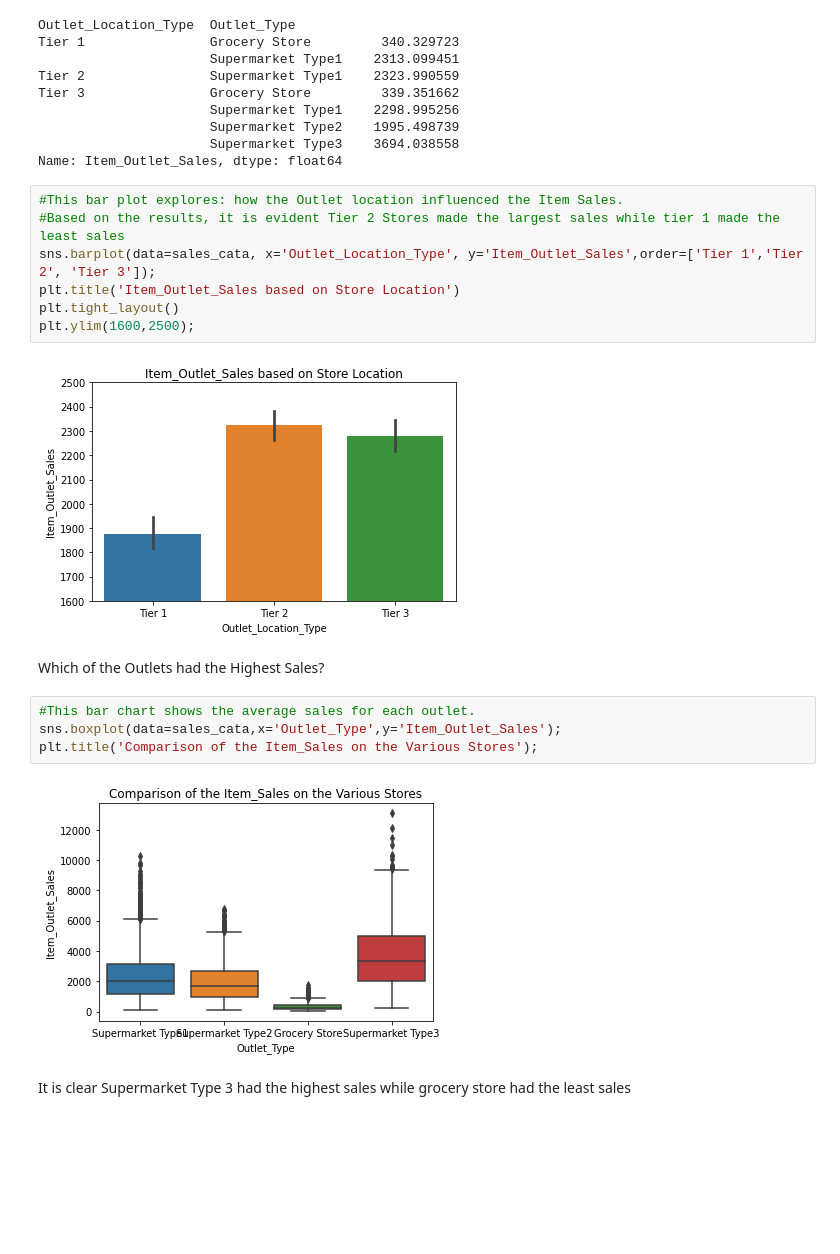
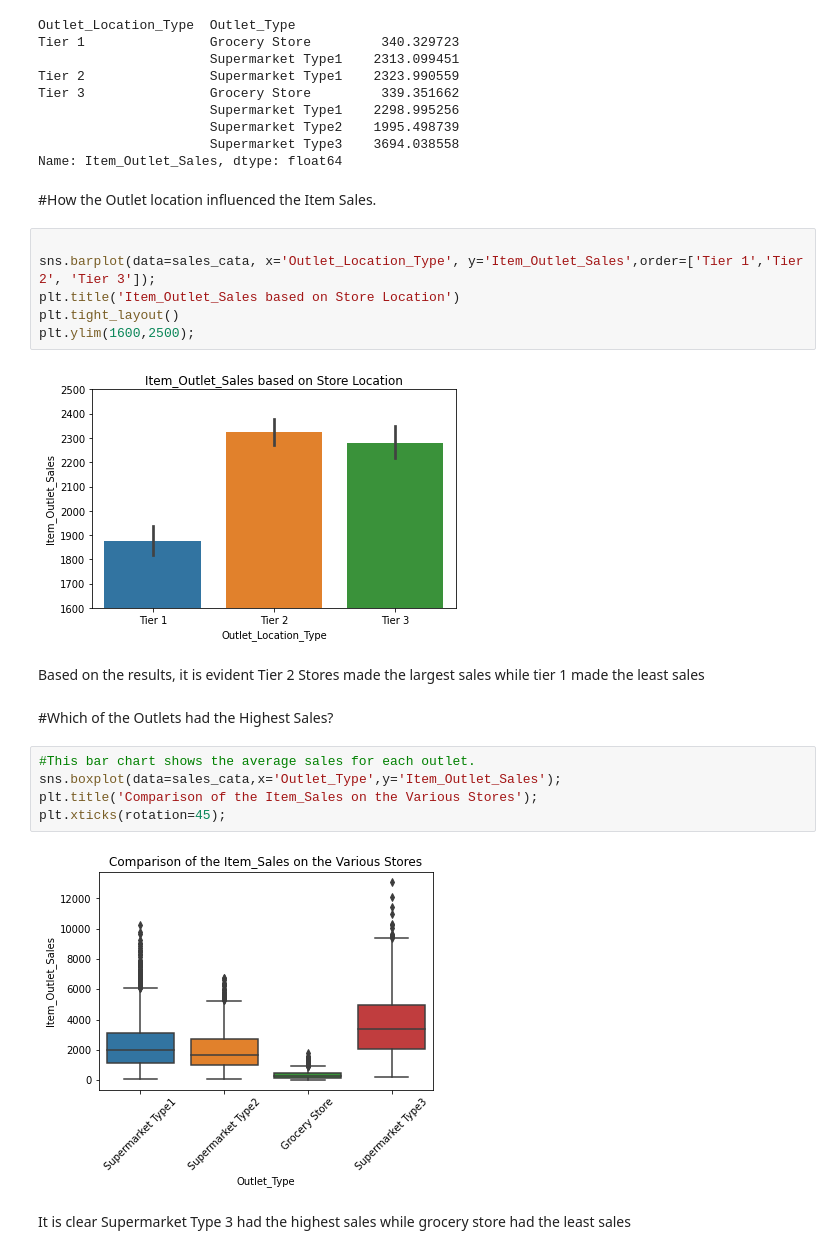
Before and after one commit to maryawamaitha/A-Food-Sales-PredictionsProject, a Jupyter notebook: Project1_FoodSalesPrediction.ipynb, the cells around one changed output. Drawn from its saved outputs; the diff is of its cells as text; blank space fills up the shorter version.

```diff
--- a/Project1_FoodSalesPrediction.ipynb
+++ b/Project1_FoodSalesPrediction.ipynb
@@ -221,23 +210,27 @@ Tier 3                Grocery Store         339.351662
                       Supermarket Type2    1995.498739
                       Supermarket Type3    3694.038558
 Name: Item_Outlet_Sales, dtype: float64
+# %% [markdown]
+#How the Outlet location influenced the Item Sales.
 # %%
-#This bar plot explores: how the Outlet location influenced the Item Sales.
-#Based on the results, it is evident Tier 2 Stores made the largest sales while tier 1 made the least sales
+
 sns.barplot(data=sales_cata, x='Outlet_Location_Type', y='Item_Outlet_Sales',order=['Tier 1','Tier 2', 'Tier 3']);
 plt.title('Item_Outlet_Sales based on Store Location')
 plt.tight_layout()
 plt.ylim(1600,2500);
 # %% [output]
 [figure]
+# %% [markdown]
+Based on the results, it is evident Tier 2 Stores made the largest sales while tier 1 made the least sales
 # %% [markdown]
-Which of the Outlets had the Highest Sales?
+#Which of the Outlets had the Highest Sales?
 # %%
 #This bar chart shows the average sales for each outlet.
 sns.boxplot(data=sales_cata,x='Outlet_Type',y='Item_Outlet_Sales');
 plt.title('Comparison of the Item_Sales on the Various Stores');
+plt.xticks(rotation=45);
 # %% [output]
-[figure, old version]
+[figure, new version]
 # %% [markdown]
 It is clear Supermarket Type 3 had the highest sales while grocery store had the least sales
 # %%
```
Also changed, not shown: parts of 25 cells of this notebook.
